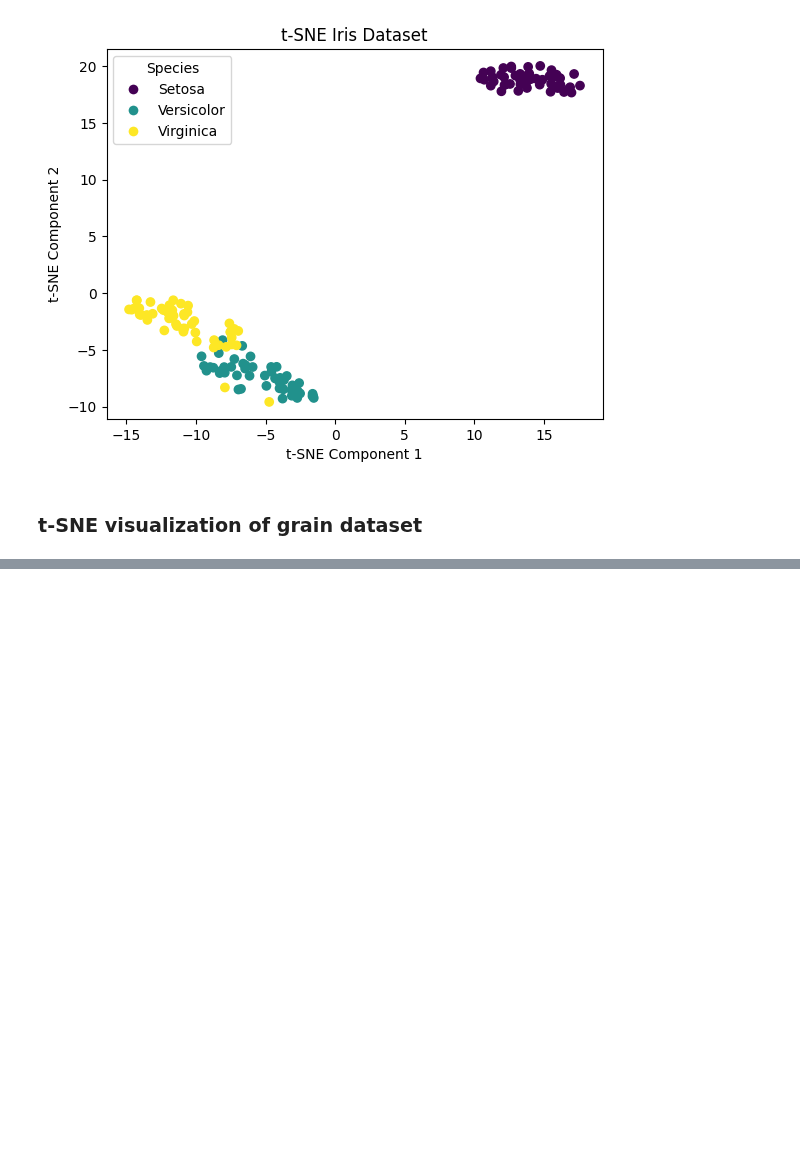
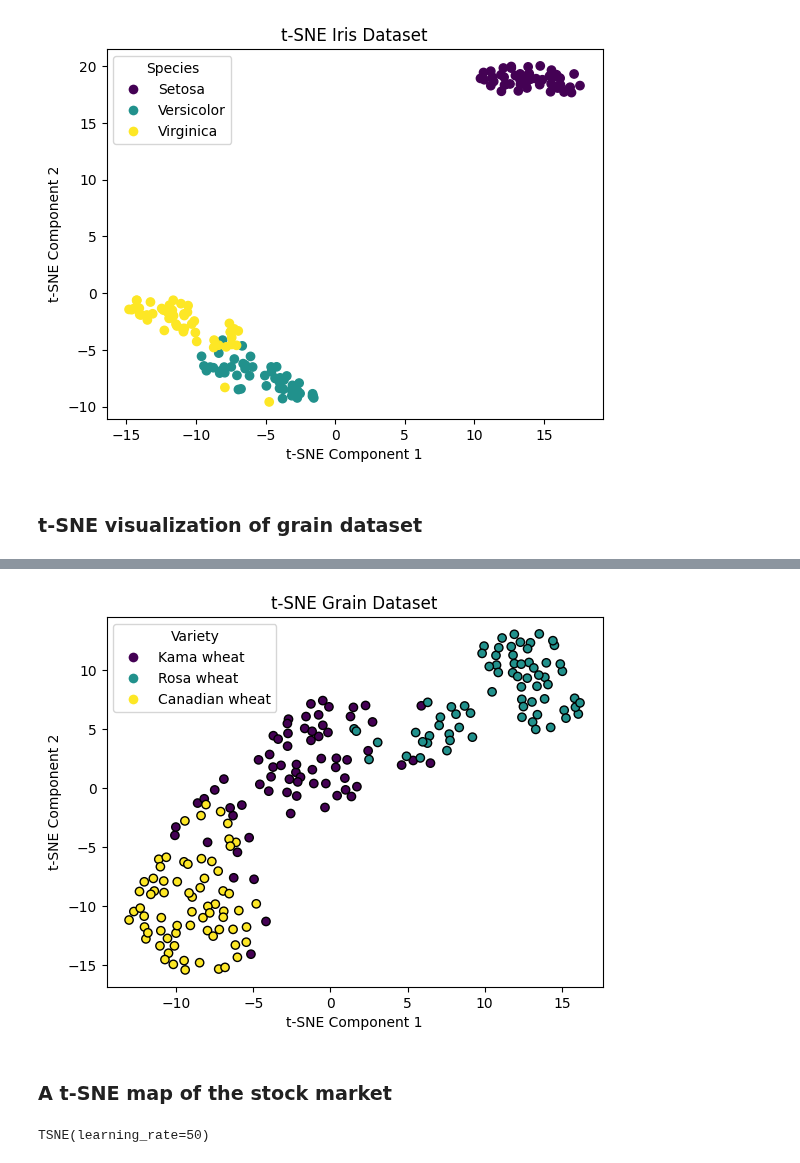
Before and after one commit to PaulToronto/DataCamp-Track---Machine-Learning-Scientist-in-Python, a Jupyter notebook: 3_2_Unsupervised_Learning_in_Python_Visualization_with_Hierarchical_Clustering_and_t_SNE.ipynb, the cells around one changed output, grey strips where cells are left out. Saved outputs shown, nothing was run; the diff lists cells and outputs as text; code cells hidden in the pictures; blank space fills up the shorter version.

```diff
--- a/3_2_Unsupervised_Learning_in_Python_Visualization_with_Hierarchical_Clustering_and_t_SNE.ipynb
+++ b/3_2_Unsupervised_Learning_in_Python_Visualization_with_Hierarchical_Clustering_and_t_SNE.ipynb
@@ -744,3 +744,7 @@ plt.show()
 [figure]
 # %% [markdown]
 ### t-SNE visualization of grain dataset
+# %%
+samples = seeds.iloc[:, 0:-1].to_numpy()
+variety = seeds.iloc[:, -1].to_numpy()
+samples.shape, varieties.shape
@@ -746,0 +753,5 @@ plt.show()
+# %%
+mapping = {1: 'Kama wheat', 2: 'Rosa wheat', 3: 'Canadian wheat'}
+
+varieties = np.vectorize(mapping.get)(variety)
+varieties[:10]
@@ -746,0 +762,4 @@ plt.show()
+# %%
+model = TSNE(learning_rate=200)
+tsne_features = model.fit_transform(samples)
+tsne_features
@@ -746,0 +784,27 @@ plt.show()
+# %%
+xs = tsne_features[:, 0]
+ys = tsne_features[:, 1]
+# %%
+# ensure correct mapping
+unique_varieties = list(mapping.values())
+unique_variety_codes = list(mapping.keys())
+
+plt.scatter(xs, ys, c=variety, edgecolor='k')
+handles = [plt.Line2D([0], [0], marker="o", color="w",
+           markerfacecolor=scatter.cmap(i / (len(unique_varieties) - 1)),
+           markersize=8) for i in range(len(unique_varieties))]
+
+plt.legend(handles, unique_varieties, title='Variety')
+plt.title('t-SNE Grain Dataset')
+plt.xlabel("t-SNE Component 1")
+plt.ylabel("t-SNE Component 2")
+plt.show()
+# %% [output]
+[figure, added]
+# %% [markdown]
+### A t-SNE map of the stock market
+# %%
+model = TSNE(learning_rate=50)
+model
+# %% [output]
+TSNE(learning_rate=50)
```
Also changed, not shown: parts of 6 cells of this notebook.
